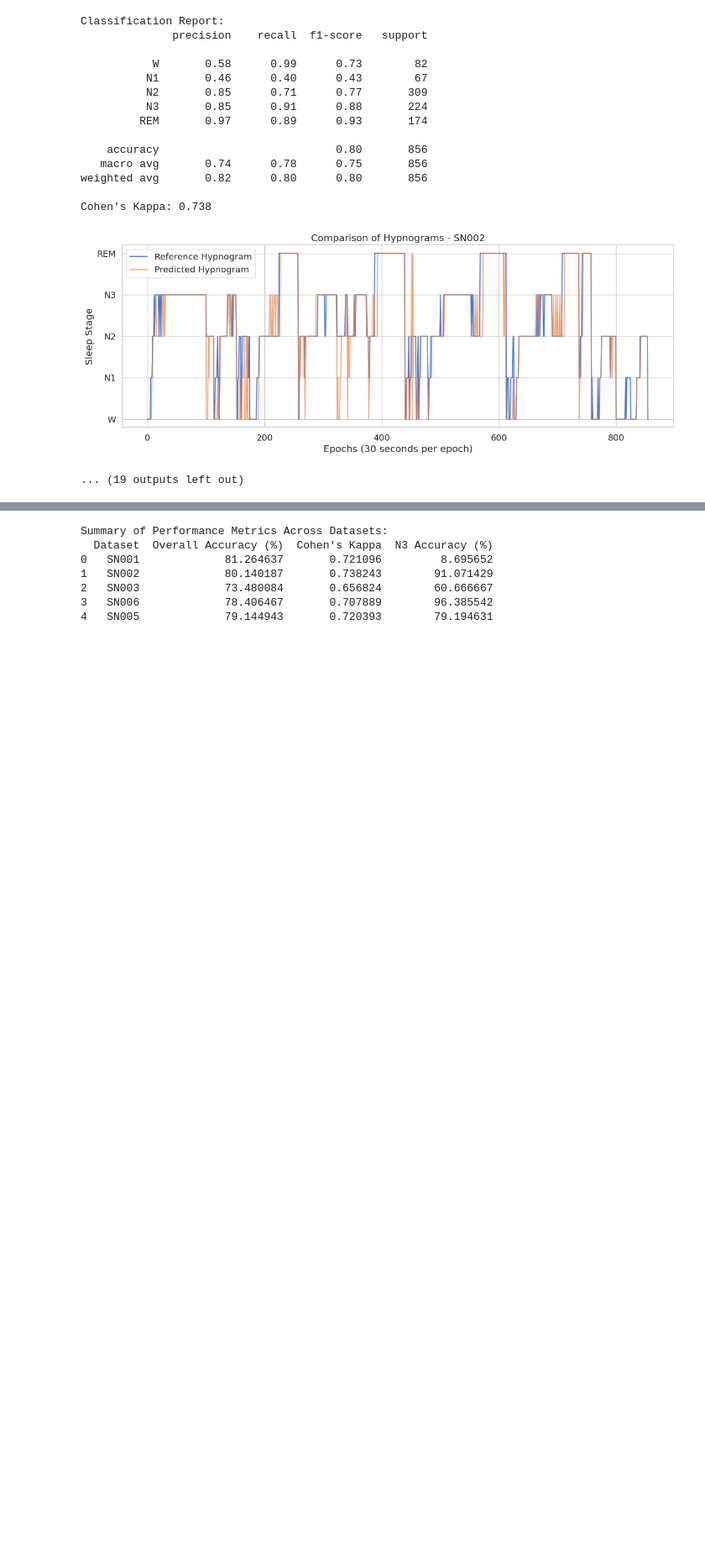
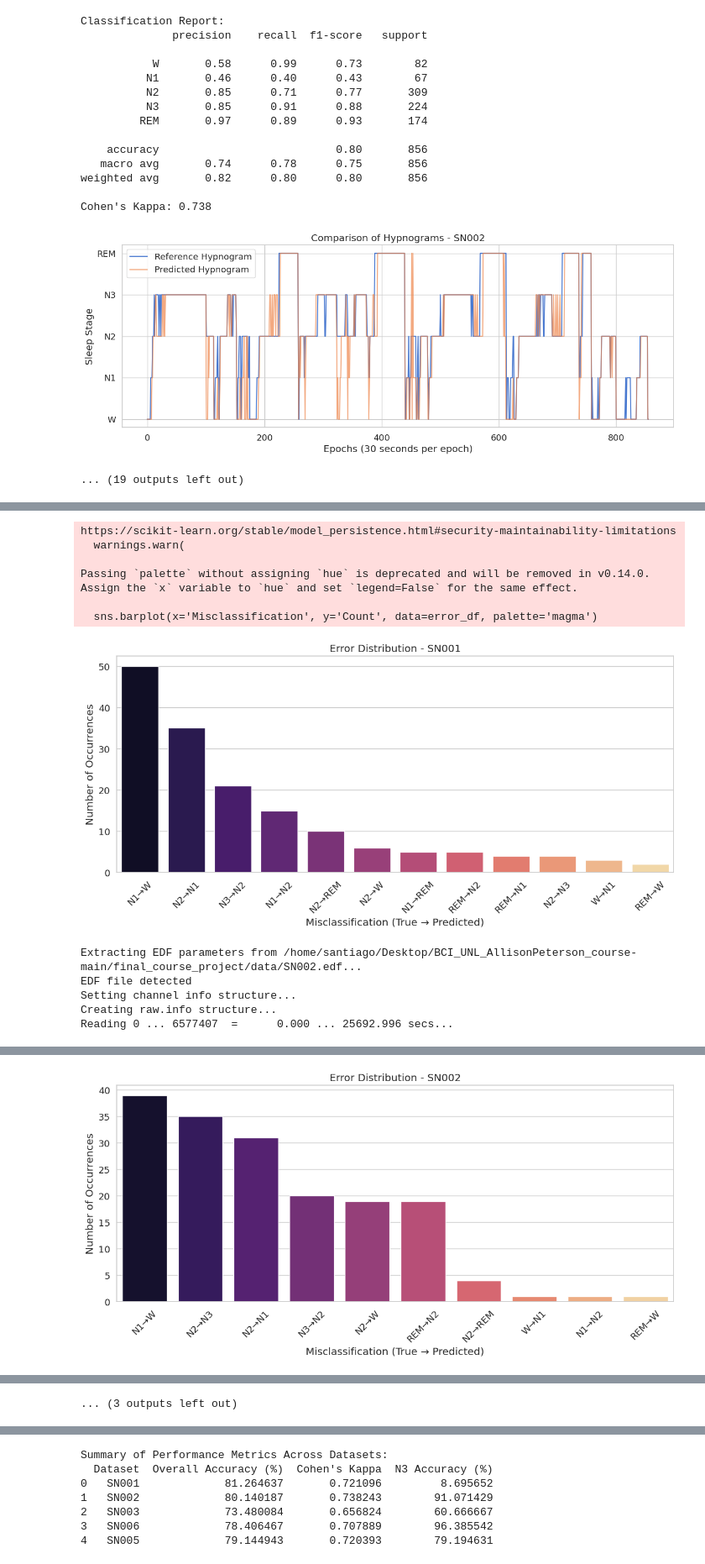
Before and after one commit to aylinavch/BCI_UNL_AllisonPeterson_course, a Jupyter notebook: final_course_project/testing_silly_things/test_stats.ipynb, the cells around one changed output, grey strips where cells are left out. Shown at 84% size. Cells and saved outputs as stored; diff of their text form; code cells hidden in the pictures; blank space fills up the shorter version.

```diff
--- a/final_course_project/testing_silly_things/test_stats.ipynb
+++ b/final_course_project/testing_silly_things/test_stats.ipynb
@@ -383,0 +502,65 @@ Cohen's Kappa: 0.738
+# %%
+def plot_error_distribution(hypno_ref, hypno_pred_int, dataset_name):
+    """
+    Plot the distribution of misclassifications for each sleep stage.
+    """
+    # Map sleep stage integers to labels
+    stage_dict = {0: 'W', 1: 'N1', 2: 'N2', 3: 'N3', 4: 'REM'}
+
+    # Identify misclassifications
+    errors = [(stage_dict[true], stage_dict[pred]) for true, pred in zip(hypno_ref, hypno_pred_int) if true != pred]
+
+    # Create error labels in the format 'True Stage → Predicted Stage'
+    error_labels = [f'{true}→{pred}' for true, pred in errors]
+
+    # Count the occurrences of each misclassification
+    from collections import Counter
+    error_counts = Counter(error_labels)
+
+    # Create a DataFrame for plotting
+    error_df = pd.DataFrame.from_dict(error_counts, orient='index').reset_index()
+    error_df.columns = ['Misclassification', 'Count']
+    error_df = error_df.sort_values('Count', ascending=False)
+
+    # Plot
+    plt.figure(figsize=(12, 6))
+    sns.barplot(x='Misclassification', y='Count', data=error_df, palette='magma')
+    plt.title(f'Error Distribution - {dataset_name}')
+    plt.xticks(rotation=45)
+    plt.ylabel('Number of Occurrences')
+    plt.xlabel('Misclassification (True → Predicted)')
+    plt.tight_layout()
+    plt.show()
+
+# Call the function within the main loop
+for dataset in datasets:
+    # Define file paths
+    annotations_file = f'data/{dataset}_sleepscoring.txt'
+    edf_file = f'data/{dataset}.edf'
+    # Loop over each dataset
+for dataset in datasets:
+    # Define file paths
+    annotations_file = f'data/{dataset}_sleepscoring.txt'
+    edf_file = f'data/{dataset}.edf'
+
+    # Check if files exist
+    if not os.path.exists(annotations_file):
+        print(f'Annotations file not found for {dataset}. Skipping.')
+        continue
+    if not os.path.exists(edf_file):
+        print(f'EDF file not found for {dataset}. Skipping.')
+        continue
+
+    # Load annotations
+    hypno_ref = load_annotations(annotations_file)
+
+    # Load PSG data using MNE
+    raw = mne.io.read_raw_edf(edf_file, preload=True)
+
+    # Predict sleep stages using YASA
+    hypno_pred_int = predict_sleep_stages(raw)
+
+    # ... [rest of the main loop] ...
+    # Plot error distribution
+    plot_error_distribution(hypno_ref, hypno_pred_int, dataset_name=dataset)
+# %% [output]
@@ -383,0 +572,12 @@ Cohen's Kappa: 0.738
+https://scikit-learn.org/stable/model_persistence.html#security-maintainability-limitations
+  warnings.warn(
+
+Passing `palette` without assigning `hue` is deprecated and will be removed in v0.14.0. Assign the `x` variable to `hue` and set `legend=False` for the same effect.
+
+  sns.barplot(x='Misclassification', y='Count', data=error_df, palette='magma')
+[figure, added]
+Extracting EDF parameters from /home/santiago/Desktop/BCI_UNL_AllisonPeterson_course-main/final_course_project/data/SN002.edf...
+EDF file detected
+Setting channel info structure...
+Creating raw.info structure...
+Reading 0 ... 6577407  =      0.000 ... 25692.996 secs...
@@ -383,0 +590 @@ Cohen's Kappa: 0.738
+[figure, added]
@@ -383,0 +615 @@ Cohen's Kappa: 0.738
+... (3 outputs left out)
```
Also changed, not shown: parts of 9 cells of this notebook.
